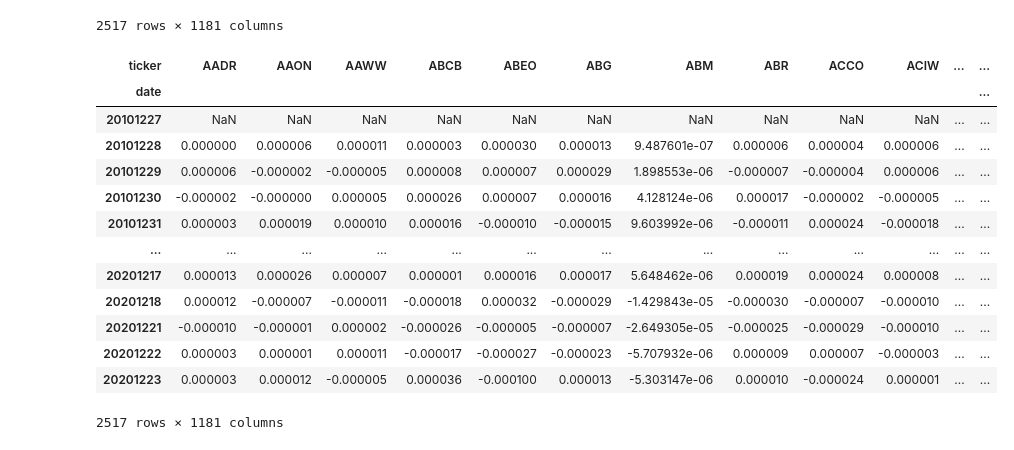
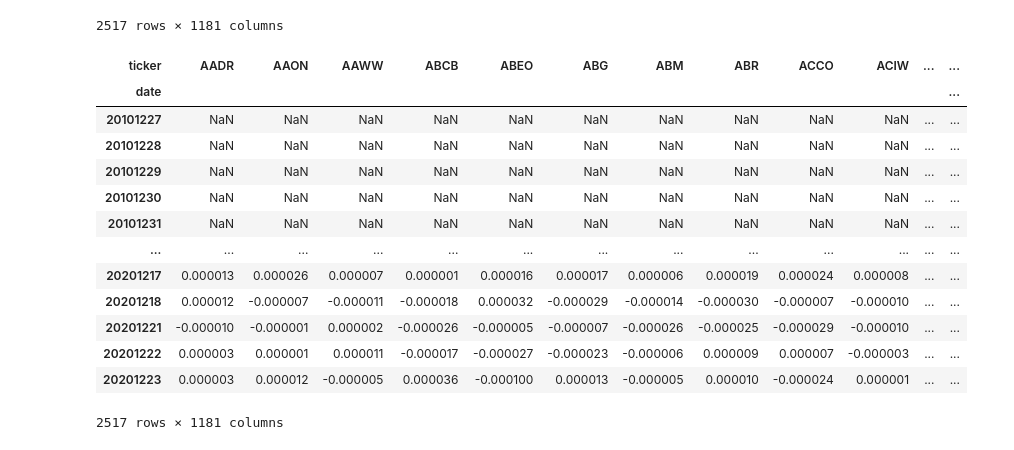
Before and after one commit to ricocahyadi777/quant-trading-project-maf, a Jupyter notebook: Quant.ipynb, the cells around one changed output. Saved outputs shown, nothing was run; the diff lists cells and outputs as text; code cells hidden in the pictures.

```diff
--- a/Quant.ipynb
+++ b/Quant.ipynb
@@ -16,0 +9,6 @@ b'Skipping line 109845: expected 8 fields, saw 11\n'
+# %%
+#Initializer
+short_MA = 50
+long_MA = 200
+start_date = '20100101'
+end_date = '20201223'
@@ -41,3 +193,5 @@ closing_data
 # %%
-ema_short = closing_data.ewm(span=50, adjust=False).mean()
-ema_long = closing_data.ewm(span=200, adjust=False).mean()
+ema_short = closing_data.ewm(span=short_MA, adjust=False).mean()
+sma_short = closing_data.rolling(short_MA).mean()
+ema_long = closing_data.ewm(span=long_MA, adjust=False).mean()
+sma_long = closing_data.rolling(long_MA).mean()
@@ -79,10 +270,10 @@ ax.xaxis.set_major_formatter(my_year_month_fmt)
 # %% [output]
 [figure]
 # %%
-trading_positions_raw = ema_short - ema_long
-trading_positions_raw
+trading_positions_raw = ema_short - sma_long
 trading_positions = trading_positions_raw.apply(np.sign) * 1/len(ticker)
-trading_positions
+trading_positions_final = trading_positions.shift(1)
+trading_positions_final
 # %% [output]
 | ticker | AADR | AAON | AAWW | ABCB | ABEO | ABG | ABM | ABR | ACCO | ACIW | ... | ... |
 | date |  |  |  |  |  |  |  |  |  |  |  | ... |
@@ -137,20 +326,20 @@ asset_log_returns
 | 20201223 | 0.003313 | 0.013742 | -0.006437 | 0.042733 | 0.117783 | 0.015718 | -0.006263 | 0.012121 | -0.027909 | 0.001580 | ... | ... |
 2517 rows × 1181 columns
 # %%
-raw_return = asset_log_returns*trading_positions
+raw_return = asset_log_returns*trading_positions_final
 raw_return
 # %% [output]
 | ticker | AADR | AAON | AAWW | ABCB | ABEO | ABG | ABM | ABR | ACCO | ACIW | ... | ... |
 | date |  |  |  |  |  |  |  |  |  |  |  | ... |
 | 20101227 | NaN | NaN | NaN | NaN | NaN | NaN | NaN | NaN | NaN | NaN | ... | ... |
-| 20101228 | 0.000000 | 0.000006 | 0.000011 | 0.000003 | 0.000030 | 0.000013 | 9.487601e-07 | 0.000006 | 0.000004 | 0.000006 | ... | ... |
-| 20101229 | 0.000006 | -0.000002 | -0.000005 | 0.000008 | 0.000007 | 0.000029 | 1.898553e-06 | -0.000007 | -0.000004 | 0.000006 | ... | ... |
-| 20101230 | -0.000002 | -0.000000 | 0.000005 | 0.000026 | 0.000007 | 0.000016 | 4.128124e-06 | 0.000017 | -0.000002 | -0.000005 | ... | ... |
-| 20101231 | 0.000003 | 0.000019 | 0.000010 | 0.000016 | -0.000010 | -0.000015 | 9.603992e-06 | -0.000011 | 0.000024 | -0.000018 | ... | ... |
+| 20101228 | NaN | NaN | NaN | NaN | NaN | NaN | NaN | NaN | NaN | NaN | ... | ... |
+| 20101229 | NaN | NaN | NaN | NaN | NaN | NaN | NaN | NaN | NaN | NaN | ... | ... |
+| 20101230 | NaN | NaN | NaN | NaN | NaN | NaN | NaN | NaN | NaN | NaN | ... | ... |
+| 20101231 | NaN | NaN | NaN | NaN | NaN | NaN | NaN | NaN | NaN | NaN | ... | ... |
 | ... | ... | ... | ... | ... | ... | ... | ... | ... | ... | ... | ... | ... |
-| 20201217 | 0.000013 | 0.000026 | 0.000007 | 0.000001 | 0.000016 | 0.000017 | 5.648462e-06 | 0.000019 | 0.000024 | 0.000008 | ... | ... |
-| 20201218 | 0.000012 | -0.000007 | -0.000011 | -0.000018 | 0.000032 | -0.000029 | -1.429843e-05 | -0.000030 | -0.000007 | -0.000010 | ... | ... |
-| 20201221 | -0.000010 | -0.000001 | 0.000002 | -0.000026 | -0.000005 | -0.000007 | -2.649305e-05 | -0.000025 | -0.000029 | -0.000010 | ... | ... |
-| 20201222 | 0.000003 | 0.000001 | 0.000011 | -0.000017 | -0.000027 | -0.000023 | -5.707932e-06 | 0.000009 | 0.000007 | -0.000003 | ... | ... |
-| 20201223 | 0.000003 | 0.000012 | -0.000005 | 0.000036 | -0.000100 | 0.000013 | -5.303147e-06 | 0.000010 | -0.000024 | 0.000001 | ... | ... |
+| 20201217 | 0.000013 | 0.000026 | 0.000007 | 0.000001 | 0.000016 | 0.000017 | 0.000006 | 0.000019 | 0.000024 | 0.000008 | ... | ... |
+| 20201218 | 0.000012 | -0.000007 | -0.000011 | -0.000018 | 0.000032 | -0.000029 | -0.000014 | -0.000030 | -0.000007 | -0.000010 | ... | ... |
+| 20201221 | -0.000010 | -0.000001 | 0.000002 | -0.000026 | -0.000005 | -0.000007 | -0.000026 | -0.000025 | -0.000029 | -0.000010 | ... | ... |
+| 20201222 | 0.000003 | 0.000001 | 0.000011 | -0.000017 | -0.000027 | -0.000023 | -0.000006 | 0.000009 | 0.000007 | -0.000003 | ... | ... |
+| 20201223 | 0.000003 | 0.000012 | -0.000005 | 0.000036 | -0.000100 | 0.000013 | -0.000005 | 0.000010 | -0.000024 | 0.000001 | ... | ... |
 2517 rows × 1181 columns
```
Also changed, not shown: parts of 26 cells of this notebook, 3 other files.
